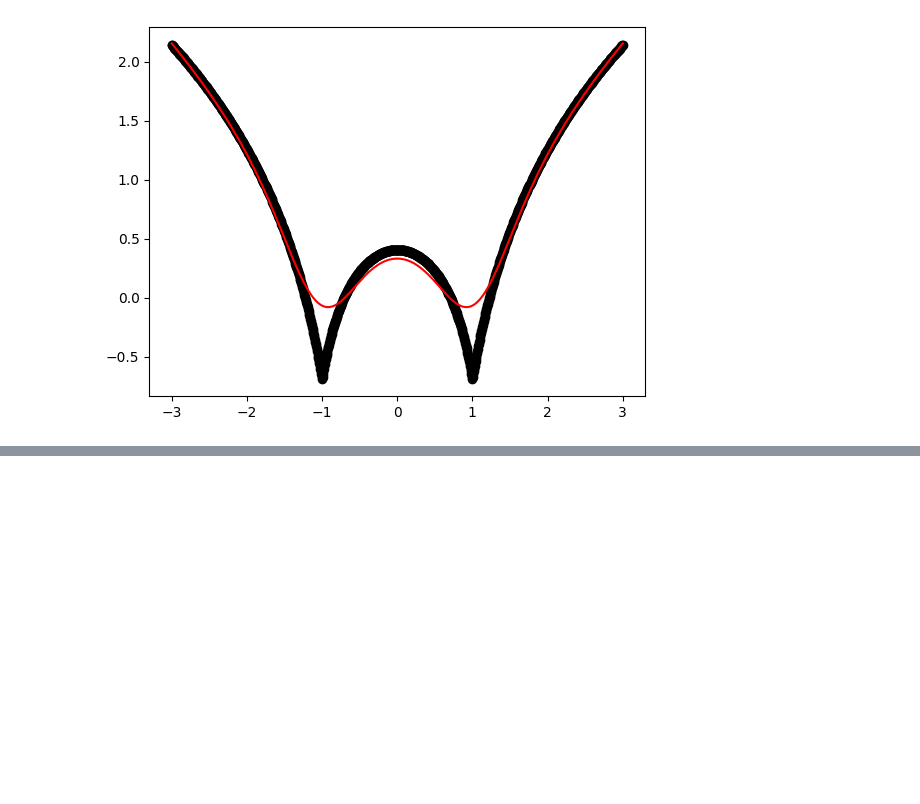
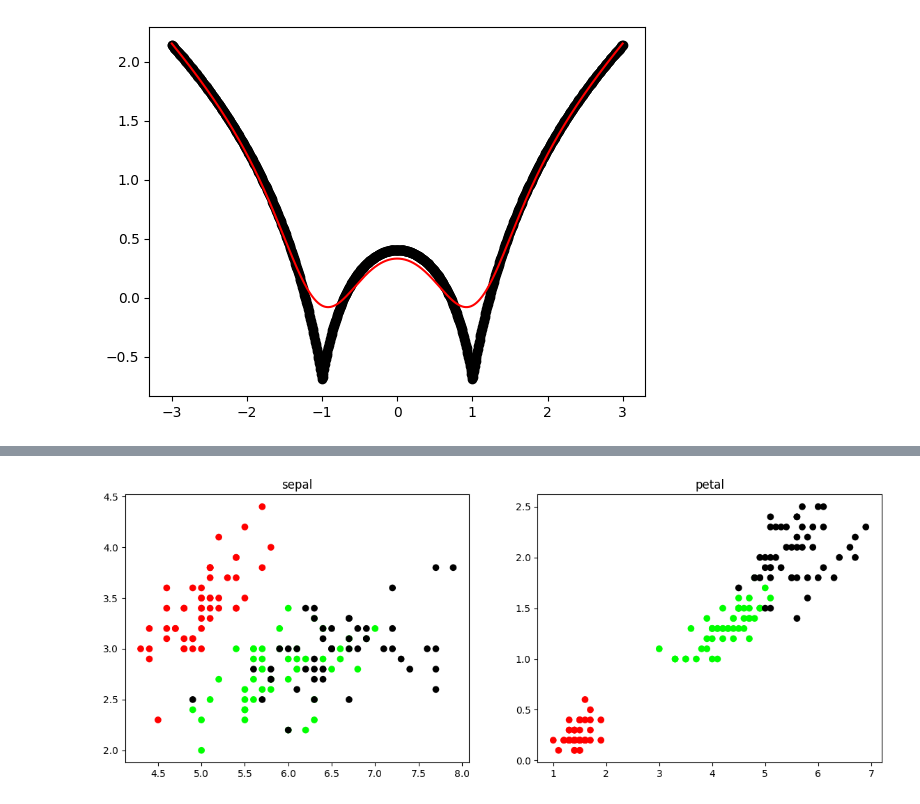
Before and after one commit to MsHegde-code/sem7, a Jupyter notebook: all.ipynb, the cells around one changed output, grey strips where cells are left out. Drawn from its saved outputs; the diff is of its cells as text; code cells hidden in the pictures; blank space fills up the shorter version.

```diff
--- a/all.ipynb
+++ b/all.ipynb
@@ -197,0 +270,12 @@ draw(0.1)
+# %%
+from sklearn.model_selection import train_test_split
+from sklearn.datasets import load_iris
+from sklearn import metrics
+from sklearn.cluster import KMeans
+from sklearn.mixture import GaussianMixture
+import numpy as np
+import matplotlib.pyplot as plt
+
+data = load_iris()
+x = pd.DataFrame(data["data"],columns=["sepal_length","sepal_width","petal_length","petal_width"])
+x
@@ -197,0 +296,3 @@ draw(0.1)
+# %%
+y = pd.DataFrame(data["target"],columns=["target"])
+y
@@ -197,0 +313,14 @@ draw(0.1)
+# %%
+colormap = np.array(["red","lime","black"])
+plt.figure(figsize=(14,5))
+
+plt.subplot(1,2,1)
+plt.scatter(x.sepal_length,x.sepal_width,c=colormap[y.target])
+plt.title("sepal")
+
+plt.subplot(1,2,2)
+plt.scatter(x.petal_length,x.petal_width,c=colormap[y.target])
+plt.title("petal")
+plt.show()
+# %% [output]
+[figure, added]
```
Also changed, not shown: parts of 9 cells of this notebook, 3 other files.
